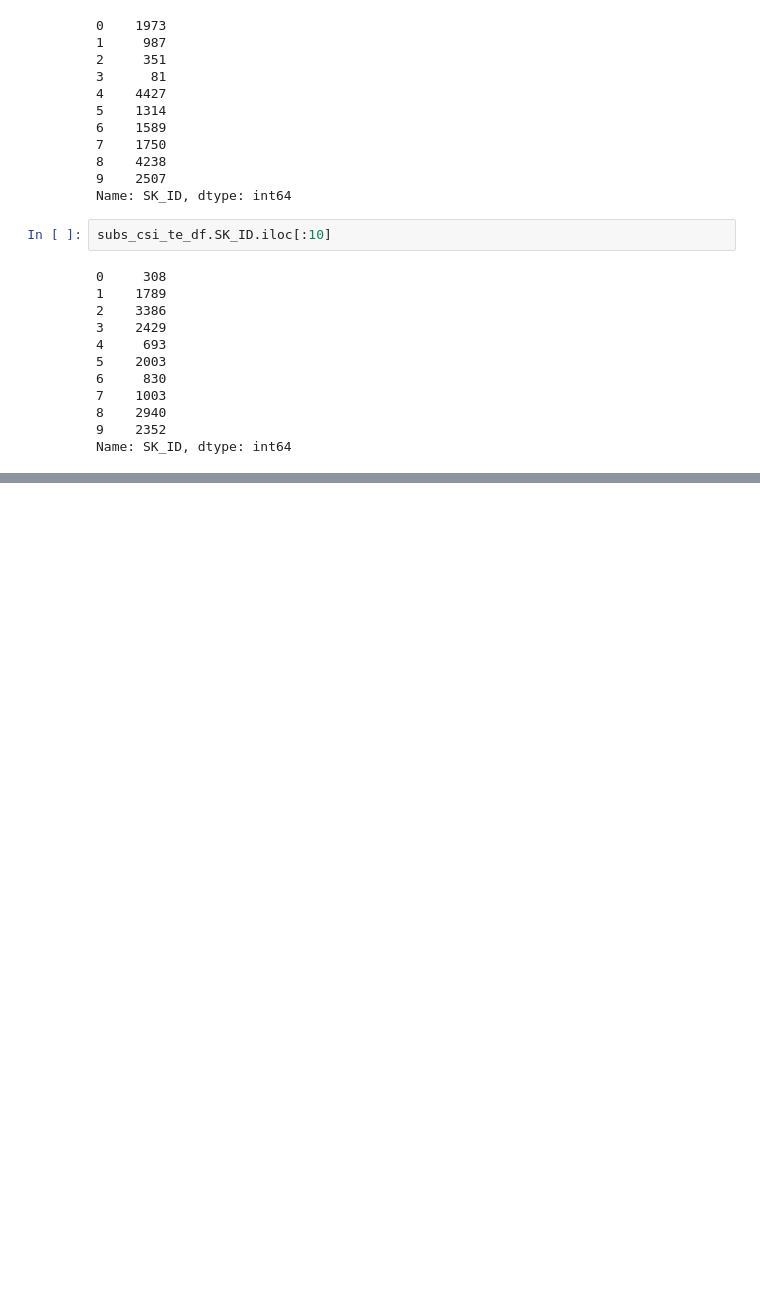
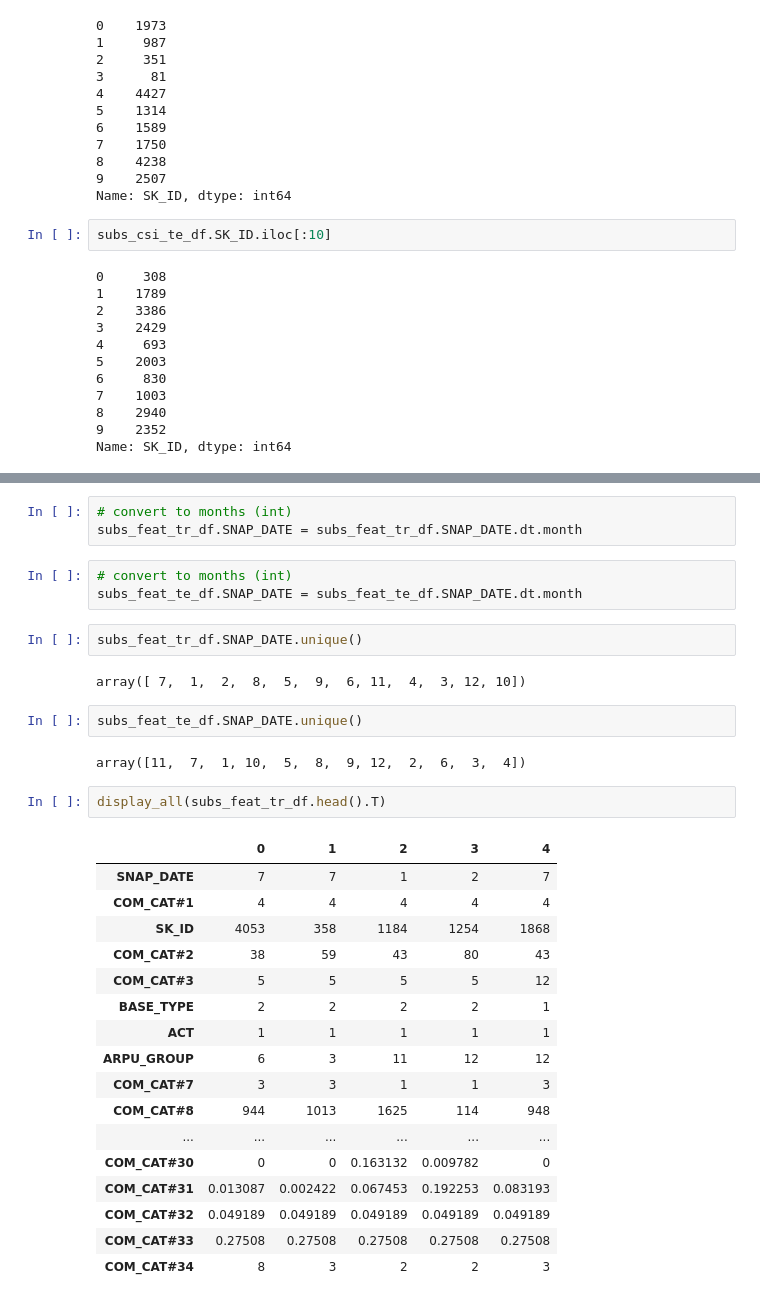
Before and after one commit to ademyanchuk/mlBootCamp2018, a Jupyter notebook: make-validation-system.ipynb, the cells around one changed output, grey strips where cells are left out. Saved outputs shown, nothing was run; the diff lists cells and outputs as text; blank space fills up the shorter version.

```diff
--- a/make-validation-system.ipynb
+++ b/make-validation-system.ipynb
@@ -245,0 +374,34 @@ Name: SK_ID, dtype: int64
+# %%
+# convert to months (int)
+subs_feat_tr_df.SNAP_DATE = subs_feat_tr_df.SNAP_DATE.dt.month
+# %%
+# convert to months (int)
+subs_feat_te_df.SNAP_DATE = subs_feat_te_df.SNAP_DATE.dt.month
+# %%
+subs_feat_tr_df.SNAP_DATE.unique()
+# %% [output]
+array([ 7,  1,  2,  8,  5,  9,  6, 11,  4,  3, 12, 10])
+# %%
+subs_feat_te_df.SNAP_DATE.unique()
+# %% [output]
+array([11,  7,  1, 10,  5,  8,  9, 12,  2,  6,  3,  4])
+# %%
+display_all(subs_feat_tr_df.head().T)
+# %% [output]
+|  | 0 | 1 | 2 | 3 | 4 |
+| SNAP_DATE | 7 | 7 | 1 | 2 | 7 |
+| COM_CAT#1 | 4 | 4 | 4 | 4 | 4 |
+| SK_ID | 4053 | 358 | 1184 | 1254 | 1868 |
+| COM_CAT#2 | 38 | 59 | 43 | 80 | 43 |
+| COM_CAT#3 | 5 | 5 | 5 | 5 | 12 |
+| BASE_TYPE | 2 | 2 | 2 | 2 | 1 |
+| ACT | 1 | 1 | 1 | 1 | 1 |
+| ARPU_GROUP | 6 | 3 | 11 | 12 | 12 |
+| COM_CAT#7 | 3 | 3 | 1 | 1 | 3 |
+| COM_CAT#8 | 944 | 1013 | 1625 | 114 | 948 |
+| ... | ... | ... | ... | ... | ... |
+| COM_CAT#30 | 0 | 0 | 0.163132 | 0.009782 | 0 |
+| COM_CAT#31 | 0.013087 | 0.002422 | 0.067453 | 0.192253 | 0.083193 |
+| COM_CAT#32 | 0.049189 | 0.049189 | 0.049189 | 0.049189 | 0.049189 |
+| COM_CAT#33 | 0.27508 | 0.27508 | 0.27508 | 0.27508 | 0.27508 |
+| COM_CAT#34 | 8 | 3 | 2 | 2 | 3 |
```
Also changed, not shown: parts of 41 cells of this notebook, 4 other files.
